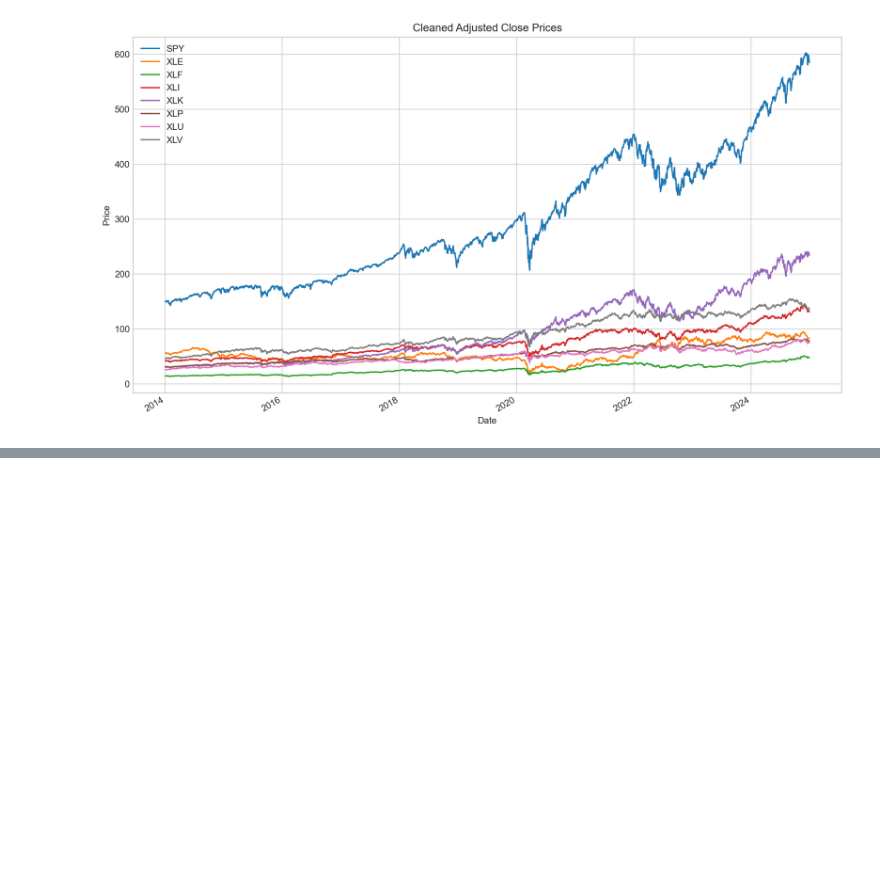
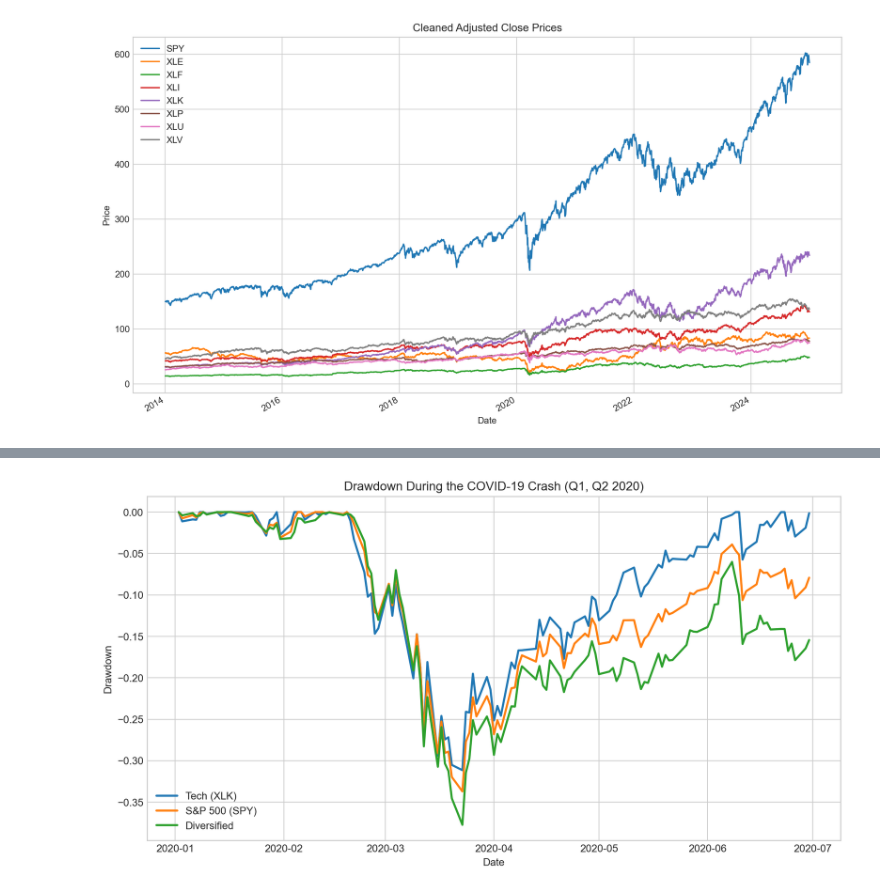
Before and after one commit to OttimoR/diversified-vs-tech-ETFs-portfolios-analysis, a Jupyter notebook: portfolio_analysis.ipynb, the cells around one changed output, grey strips where cells are left out. Drawn from its saved outputs; the diff is of its cells as text; code cells hidden in the pictures; blank space fills up the shorter version.

```diff
--- a/portfolio_analysis.ipynb
+++ b/portfolio_analysis.ipynb
@@ -67,0 +138,24 @@ plt.legend();
+# %%
+drawdown_series = pd.DataFrame({
+    'tech_dd': tech_dd_series,
+    'bench_dd': bench_dd_series,
+    'div_dd': div_dd_series
+})
+
+#Create a mask for the first half of 2020 (COVID Crash)
+mask_h1_2020 = (drawdown_series.index >= '2020-01-01') & (drawdown_series.index < '2020-07-01')
+dd_h1_2020 = drawdown_series.loc[mask_h1_2020]
+
+plt.figure(figsize=(12, 6))
+plt.plot(dd_h1_2020['tech_dd'], label='Tech (XLK)', linewidth=2)
+plt.plot(dd_h1_2020['bench_dd'], label='S&P 500 (SPY)', linewidth=2)
+plt.plot(dd_h1_2020['div_dd'], label='Diversified', linewidth=2)
+
+plt.title('Drawdown During the COVID-19 Crash (Q1, Q2 2020)')
+plt.ylabel('Drawdown')
+plt.xlabel('Date')
+plt.legend()
+plt.grid(True)
+plt.show()
+# %% [output]
+[figure, added]
```
Also changed, not shown: parts of 8 cells of this notebook.
